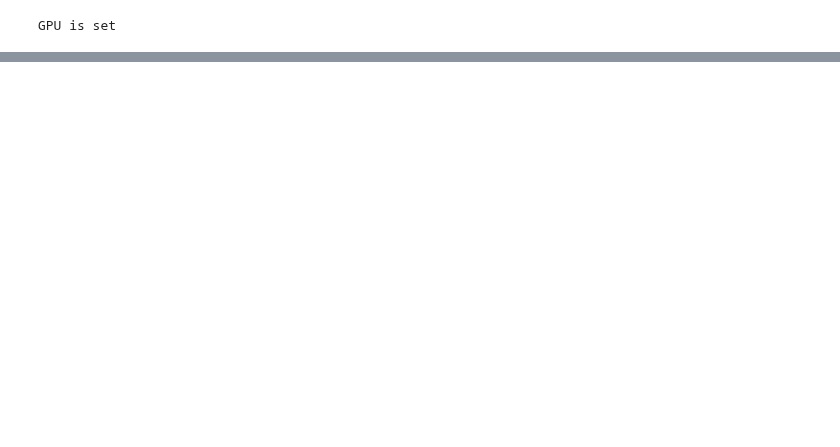
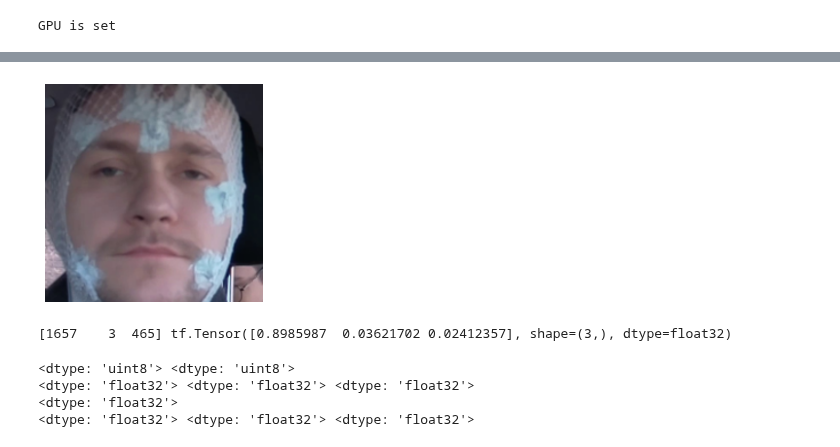
Before and after one commit to fruste/driver-drowsiness, a Jupyter notebook: code/igg_vggface.ipynb, the cells around one changed output, grey strips where cells are left out. Drawn from its saved outputs; the diff is of its cells as text; code cells hidden in the pictures; blank space fills up the shorter version.

```diff
--- a/code/igg_vggface.ipynb
+++ b/code/igg_vggface.ipynb
@@ -206,0 +193,19 @@ for alpha, image in zip(alphas[0::10], interpolated_images[0::10]):
+# %%
+def top_k_predictions(img, k=3):
+    image = tf.expand_dims(img, 0)
+    predictions = model(image)
+    probs = tf.nn.softmax(predictions, axis=-1)
+    top_probs, top_idxs = tf.math.top_k(input=probs, k=k)
+    top_labels = np.array(tuple(top_idxs[0]) )
+    return top_labels, top_probs[0]
+
+#Display the image with top 3 prediction from the model
+plt.imshow(face)
+plt.axis('off')
+plt.show()
+pred_label, pred_prob = top_k_predictions(face)
+print(pred_label, pred_prob)
+target_class = pred_label[0]
+# %% [output]
+[figure, added]
+[1657    3  465] tf.Tensor([0.8985987  0.03621702 0.02412357], shape=(3,), dtype=float32)
@@ -206,0 +226,38 @@ for alpha, image in zip(alphas[0::10], interpolated_images[0::10]):
+# %%
+def integrated_gradients(baseline, image, target_class_idx, m_steps=50, batch_size=1):
+    # 1. Generate alphas.
+    alphas = tf.linspace(start=0.0, stop=1.0, num=m_steps+1)
+    # Initialize TensorArray outside loop to collect gradients.
+    gradient_batches = tf.TensorArray(tf.float32, size=m_steps+1)
+
+    # Iterate alphas range and batch computation for speed, memory #efficiency, and scaling to larger m_steps.
+    for alpha in tf.range(0, len(alphas), batch_size):
+        from_ = alpha
+        to = tf.minimum(from_ + batch_size, len(alphas))
+        alpha_batch = alphas[from_:to]
+
+    # 2. Generate interpolated inputs between baseline and input.
+    interpolated_path_input_batch = interpolate_images(baseline=baseline, image=image, alphas=alpha_batch)
+    # 3. Compute gradients between model outputs and interpolated inputs.
+    gradient_batch = compute_gradients(images=interpolated_path_input_batch, target_class_idx=target_class_idx)
+
+    # Write batch indices and gradients to extend TensorArray.
+    gradient_batches = gradient_batches.scatter(tf.range(from_, to), gradient_batch)
+
+    # Stack path gradients together row-wise into single tensor.
+    total_gradients = gradient_batches.stack()
+    # 4. Integral approximation through averaging gradients.
+    avg_gradients = integral_approximation(gradients=total_gradients)
+    # 5. Scale integrated gradients with respect to input.
+    image = tf.cast(image, tf.float32)
+    baseline = tf.cast(baseline, tf.float32)
+
+    print(image.dtype, baseline.dtype, avg_gradients.dtype)
+    integrated_gradients = (image - baseline) * avg_gradients
+    return integrated_gradients
+ig_attributions = integrated_gradients(baseline=baseline, image=face, target_class_idx=target_class, m_steps=283)
+# %% [output]
+<dtype: 'uint8'> <dtype: 'uint8'>
+<dtype: 'float32'> <dtype: 'float32'> <dtype: 'float32'>
+<dtype: 'float32'>
+<dtype: 'float32'> <dtype: 'float32'> <dtype: 'float32'>
```
Also changed, not shown: parts of 13 cells of this notebook, 23 other files.
